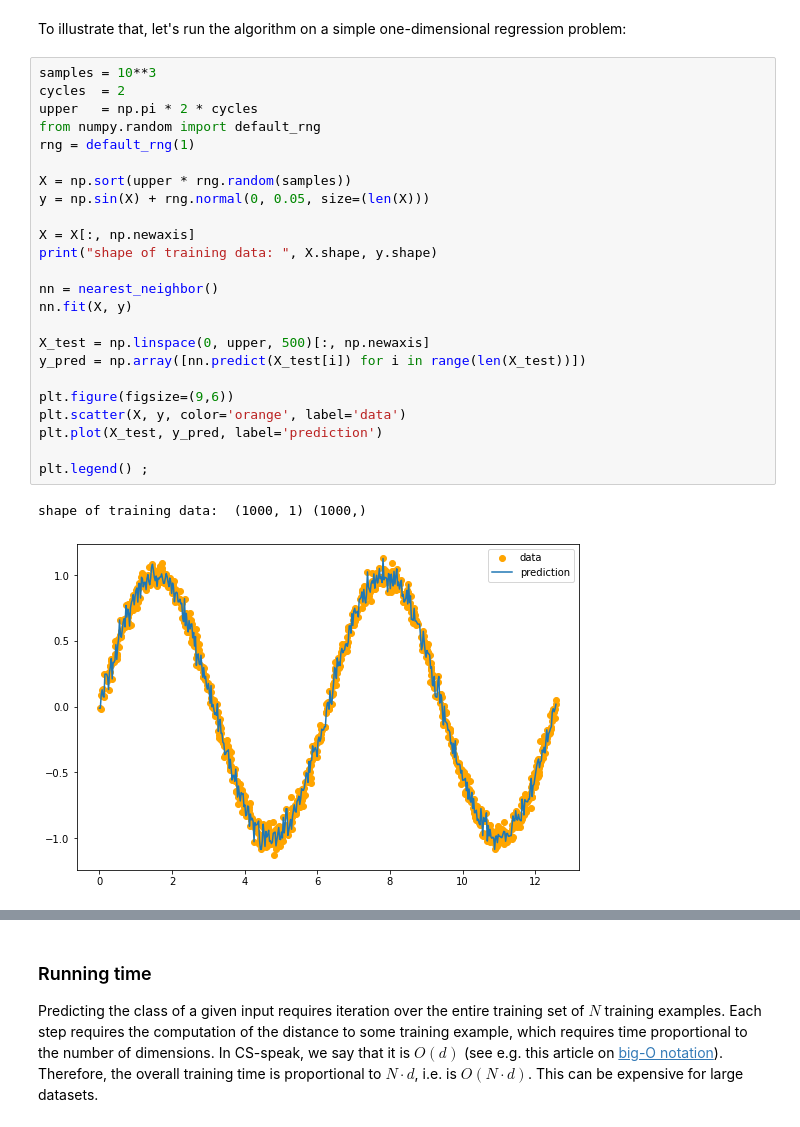
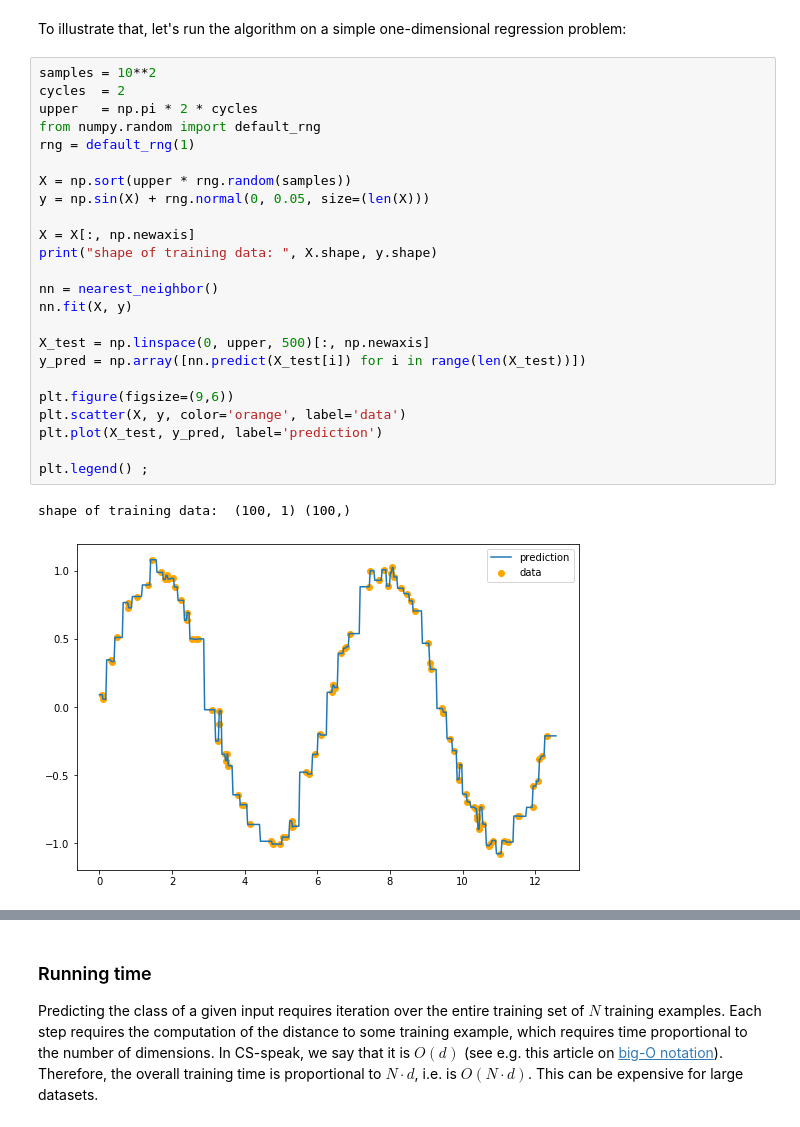
Before and after one commit to danboberton/CS345-Modules, a Jupyter notebook: module03_01_nn_to_regression.ipynb, the cells around one changed output, grey strips where cells are left out. Cells and saved outputs as stored; diff of their text form.

```diff
--- a/module03_01_nn_to_regression.ipynb
+++ b/module03_01_nn_to_regression.ipynb
@@ -101,32 +101,32 @@ class nearest_neighbor:
 # %% [markdown]
 To illustrate that, let's run the algorithm on a simple one-dimensional regression problem:
 # %%
-samples = 10**3
+samples = 10**2
 cycles  = 2
 upper   = np.pi * 2 * cycles
 from numpy.random import default_rng
 rng = default_rng(1)
 
 X = np.sort(upper * rng.random(samples))
 y = np.sin(X) + rng.normal(0, 0.05, size=(len(X)))
 
 X = X[:, np.newaxis]
 print("shape of training data: ", X.shape, y.shape)
 
 nn = nearest_neighbor()
 nn.fit(X, y)
 
 X_test = np.linspace(0, upper, 500)[:, np.newaxis]
 y_pred = np.array([nn.predict(X_test[i]) for i in range(len(X_test))])
 
 plt.figure(figsize=(9,6))
 plt.scatter(X, y, color='orange', label='data')
 plt.plot(X_test, y_pred, label='prediction')
 
 plt.legend() ;
 # %% [output]
-shape of training data:  (1000, 1) (1000,)
+shape of training data:  (100, 1) (100,)
-[figure, old version]
+[figure, new version]
 # %%
 samples = 100
 cycles  = 3
```
Also changed, not shown: parts of 2 cells of this notebook, 1 other file.
